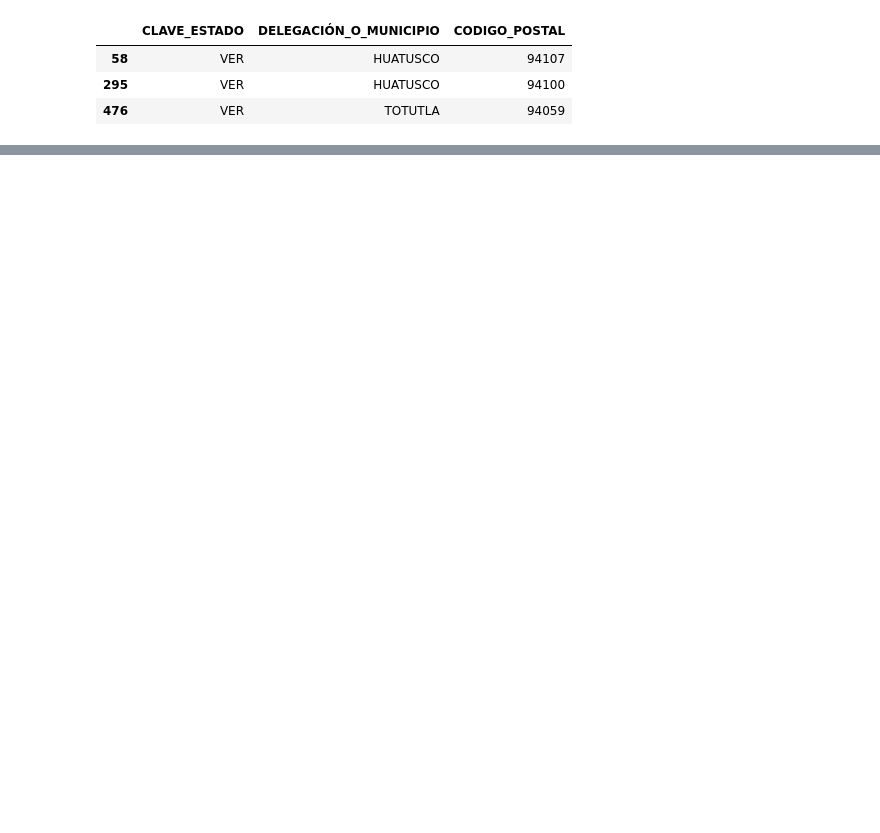
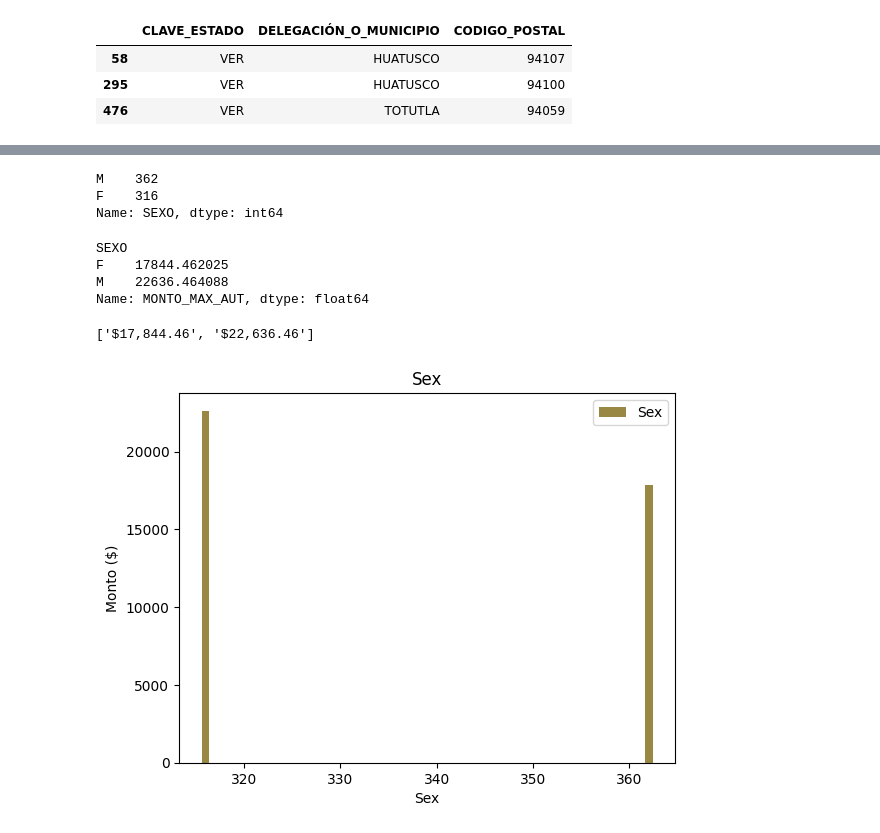
Before and after one commit to guamoshtli/Pandas, a Jupyter notebook: codigo_postal.ipynb, the cells around one changed output, grey strips where cells are left out. Cells and saved outputs as stored; diff of their text form; code cells hidden in the pictures; blank space fills up the shorter version.

```diff
--- a/codigo_postal.ipynb
+++ b/codigo_postal.ipynb
@@ -94,0 +311,32 @@ datos.sample(30)
+# %%
+# 1. Distribution of sex and their relation credit mount
+sex_types = df2['SEXO'].value_counts()
+sex_types
+# %% [output]
+M    362
+F    316
+Name: SEXO, dtype: int64
+# %%
+sex_mount = df2.groupby('SEXO')['MONTO_MAX_AUT'].mean()
+sex_mount
+# %% [output]
+SEXO
+F    17844.462025
+M    22636.464088
+Name: MONTO_MAX_AUT, dtype: float64
+# %%
+# Format labels for the second graph
+formatted_sex_mount = ['$' + f'{value:,.2f}' for value in sex_mount.values]
+formatted_sex_mount
+# %% [output]
+['$17,844.46', '$22,636.46']
+# %%
+plt.bar(sex_types, sex_mount, color="#998844", label="Sex")
+plt.legend()
+plt.title("Sex")
+plt.ylabel("Monto ($)")
+plt.xlabel("Sex")
+#q1.plot(kind='barh')
+plt.show()
+# %% [output]
+[figure, added]
```
Also changed, not shown: parts of 16 cells of this notebook.
